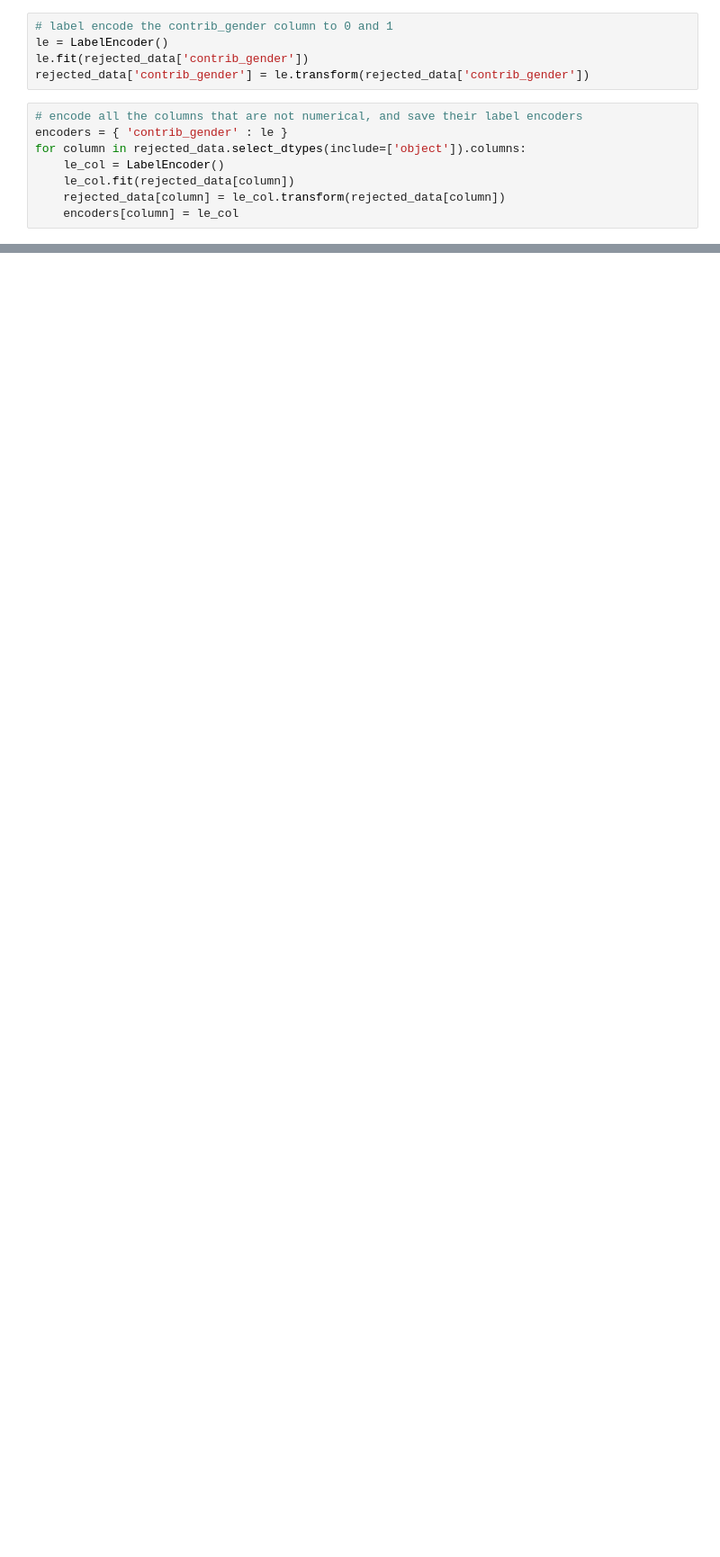
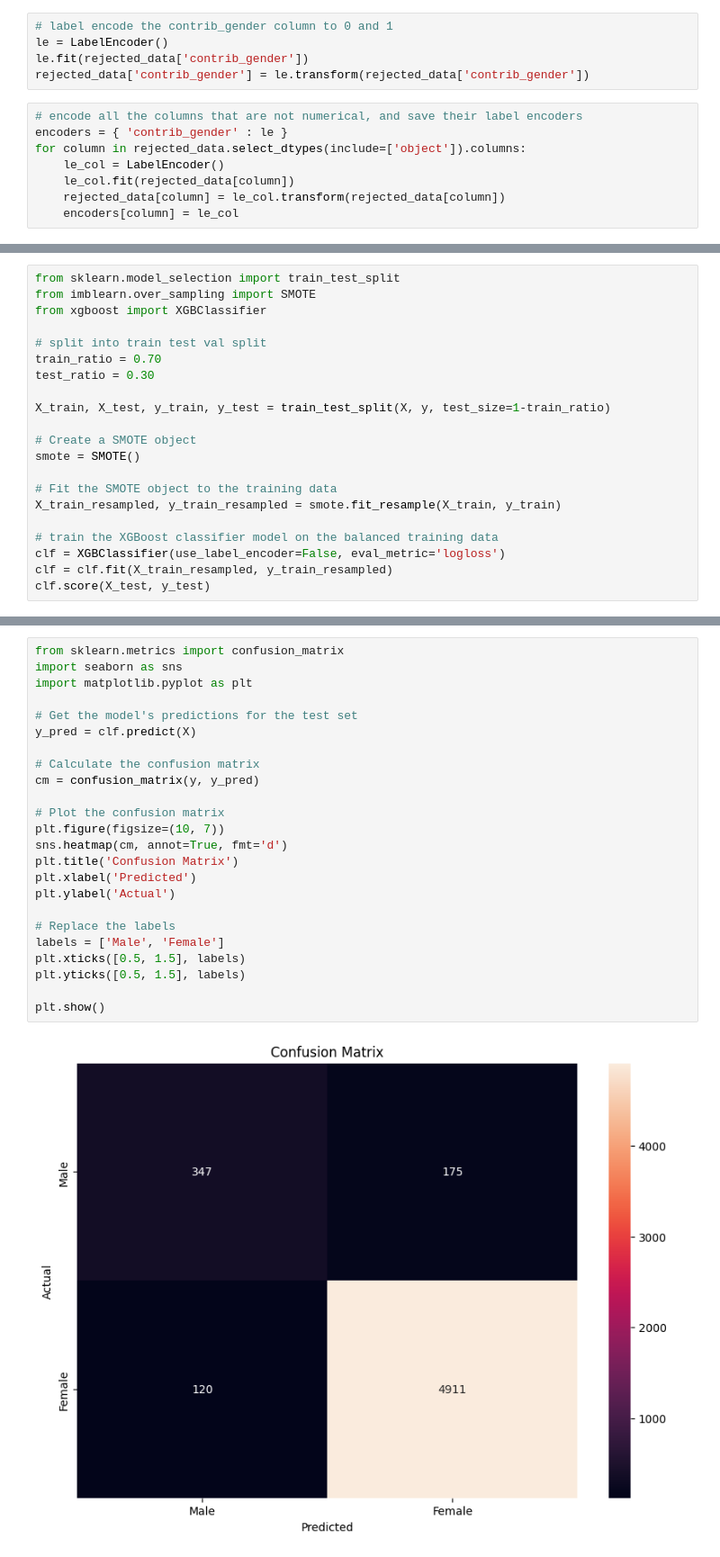
Before and after one commit to thanosan23/Pull-Request-Analysis, a Jupyter notebook: scripts/train_random_forest.ipynb, the cells around one changed output, grey strips where cells are left out. Shown at 90% size. Cells and saved outputs as stored; diff of their text form; blank space fills up the shorter version.

Commit message:
updated code to use cross-validation, added smote

```diff
--- a/scripts/train_random_forest.ipynb
+++ b/scripts/train_random_forest.ipynb
@@ -108,0 +172,21 @@ clf.score(X_test, y_test)
+# %%
+from sklearn.model_selection import train_test_split
+from imblearn.over_sampling import SMOTE
+from xgboost import XGBClassifier
+
+# split into train test val split
+train_ratio = 0.70
+test_ratio = 0.30
+
+X_train, X_test, y_train, y_test = train_test_split(X, y, test_size=1-train_ratio)
+
+# Create a SMOTE object
+smote = SMOTE()
+
+# Fit the SMOTE object to the training data
+X_train_resampled, y_train_resampled = smote.fit_resample(X_train, y_train)
+
+# train the XGBoost classifier model on the balanced training data
+clf = XGBClassifier(use_label_encoder=False, eval_metric='logloss')
+clf = clf.fit(X_train_resampled, y_train_resampled)
+clf.score(X_test, y_test)
@@ -108,0 +219,26 @@ clf.score(X_test, y_test)
+# %%
+from sklearn.metrics import confusion_matrix
+import seaborn as sns
+import matplotlib.pyplot as plt
+
+# Get the model's predictions for the test set
+y_pred = clf.predict(X)
+
+# Calculate the confusion matrix
+cm = confusion_matrix(y, y_pred)
+
+# Plot the confusion matrix
+plt.figure(figsize=(10, 7))
+sns.heatmap(cm, annot=True, fmt='d')
+plt.title('Confusion Matrix')
+plt.xlabel('Predicted')
+plt.ylabel('Actual')
+
+# Replace the labels
+labels = ['Male', 'Female']
+plt.xticks([0.5, 1.5], labels)
+plt.yticks([0.5, 1.5], labels)
+
+plt.show()
+# %% [output]
+[figure, added]
```
Also changed, not shown: parts of 16 cells of this notebook, 5 other files.
